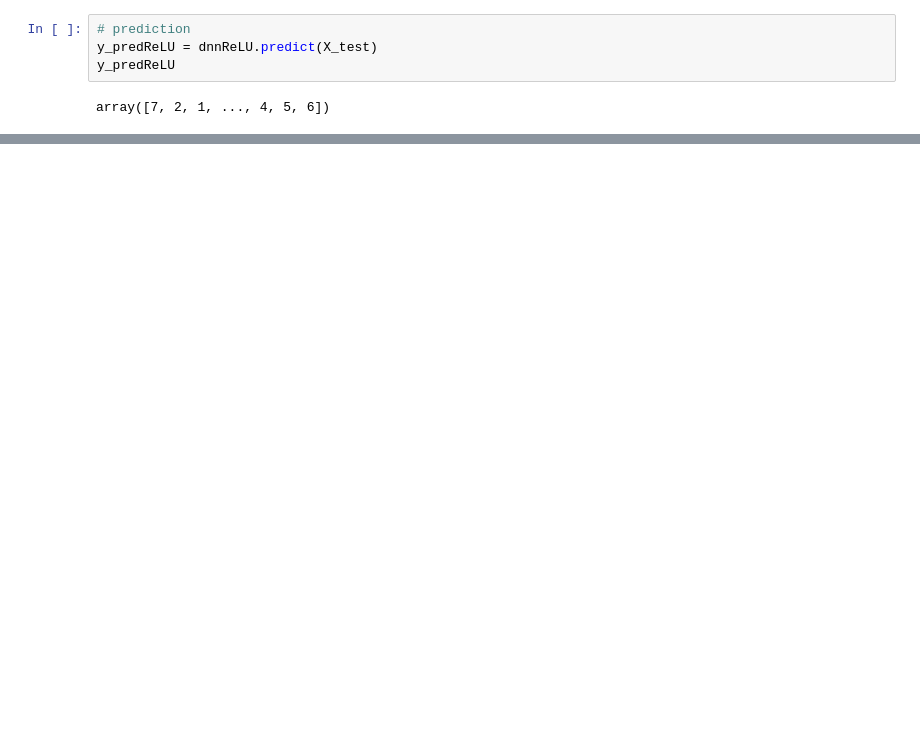
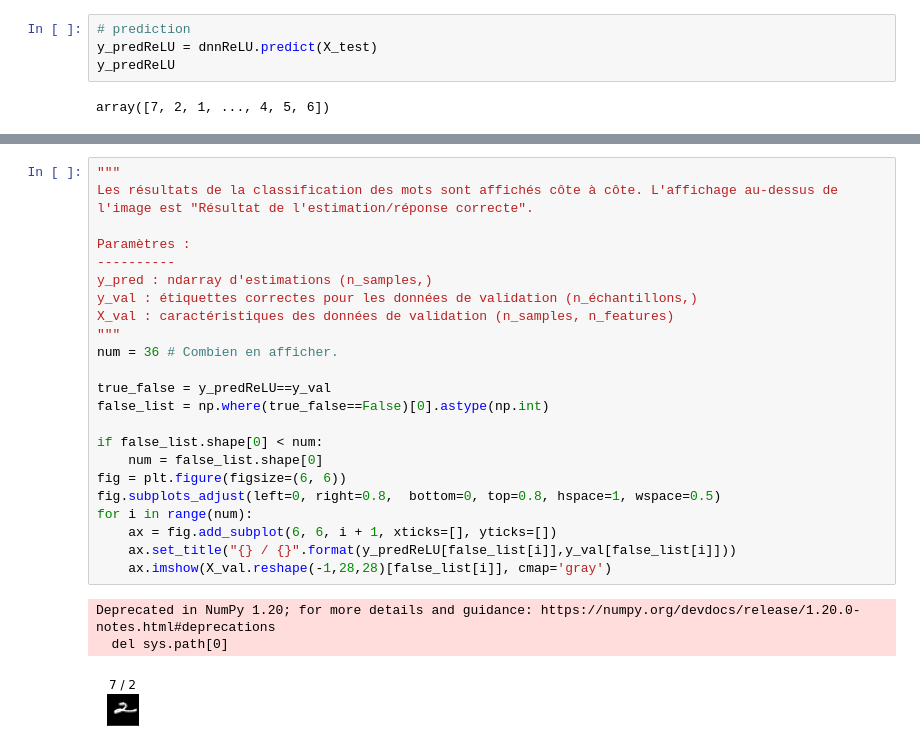
Before and after one commit to Baroka-wp/dive_ML, a Jupyter notebook: Sprint10_Deep_neuronal_network.ipynb, the cells around one changed output, grey strips where cells are left out. Cells and saved outputs as stored; diff of their text form; blank space fills up the shorter version.

```diff
--- a/Sprint10_Deep_neuronal_network.ipynb
+++ b/Sprint10_Deep_neuronal_network.ipynb
@@ -556,0 +514,27 @@ accuracY
+# %%
+"""
+Les résultats de la classification des mots sont affichés côte à côte. L'affichage au-dessus de l'image est "Résultat de l'estimation/réponse correcte".
+
+Paramètres :
+----------
+y_pred : ndarray d'estimations (n_samples,)
+y_val : étiquettes correctes pour les données de validation (n_échantillons,)
+X_val : caractéristiques des données de validation (n_samples, n_features)
+"""
+num = 36 # Combien en afficher.
+
+true_false = y_predReLU==y_val
+false_list = np.where(true_false==False)[0].astype(np.int)
+
+if false_list.shape[0] < num:
+    num = false_list.shape[0]
+fig = plt.figure(figsize=(6, 6))
+fig.subplots_adjust(left=0, right=0.8,  bottom=0, top=0.8, hspace=1, wspace=0.5)
+for i in range(num):
+    ax = fig.add_subplot(6, 6, i + 1, xticks=[], yticks=[])
+    ax.set_title("{} / {}".format(y_predReLU[false_list[i]],y_val[false_list[i]]))
+    ax.imshow(X_val.reshape(-1,28,28)[false_list[i]], cmap='gray')
+# %% [output]
+Deprecated in NumPy 1.20; for more details and guidance: https://numpy.org/devdocs/release/1.20.0-notes.html#deprecations
+  del sys.path[0]
+[figure, added]
```
Also changed, not shown: parts of 13 cells of this notebook.
